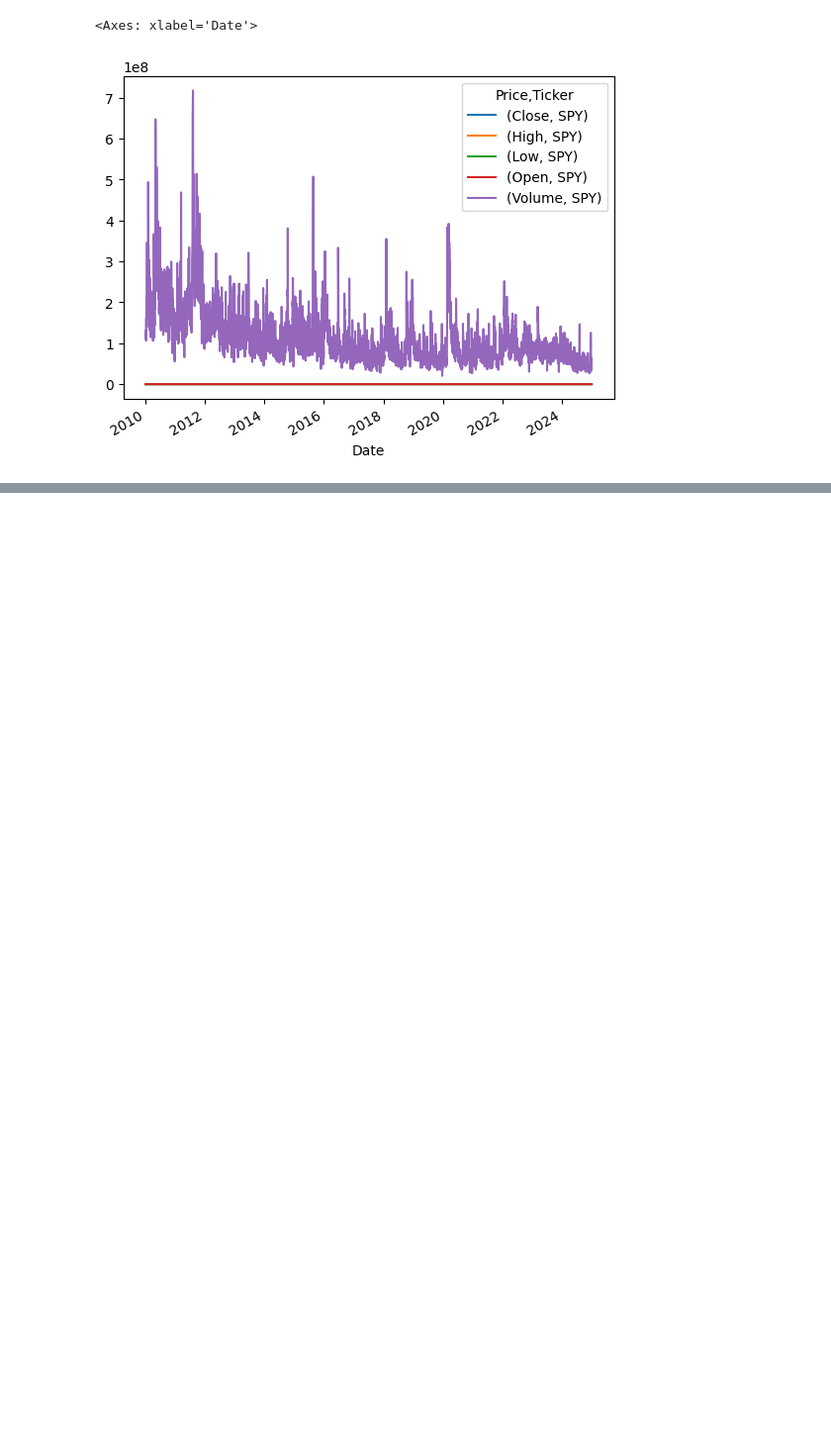
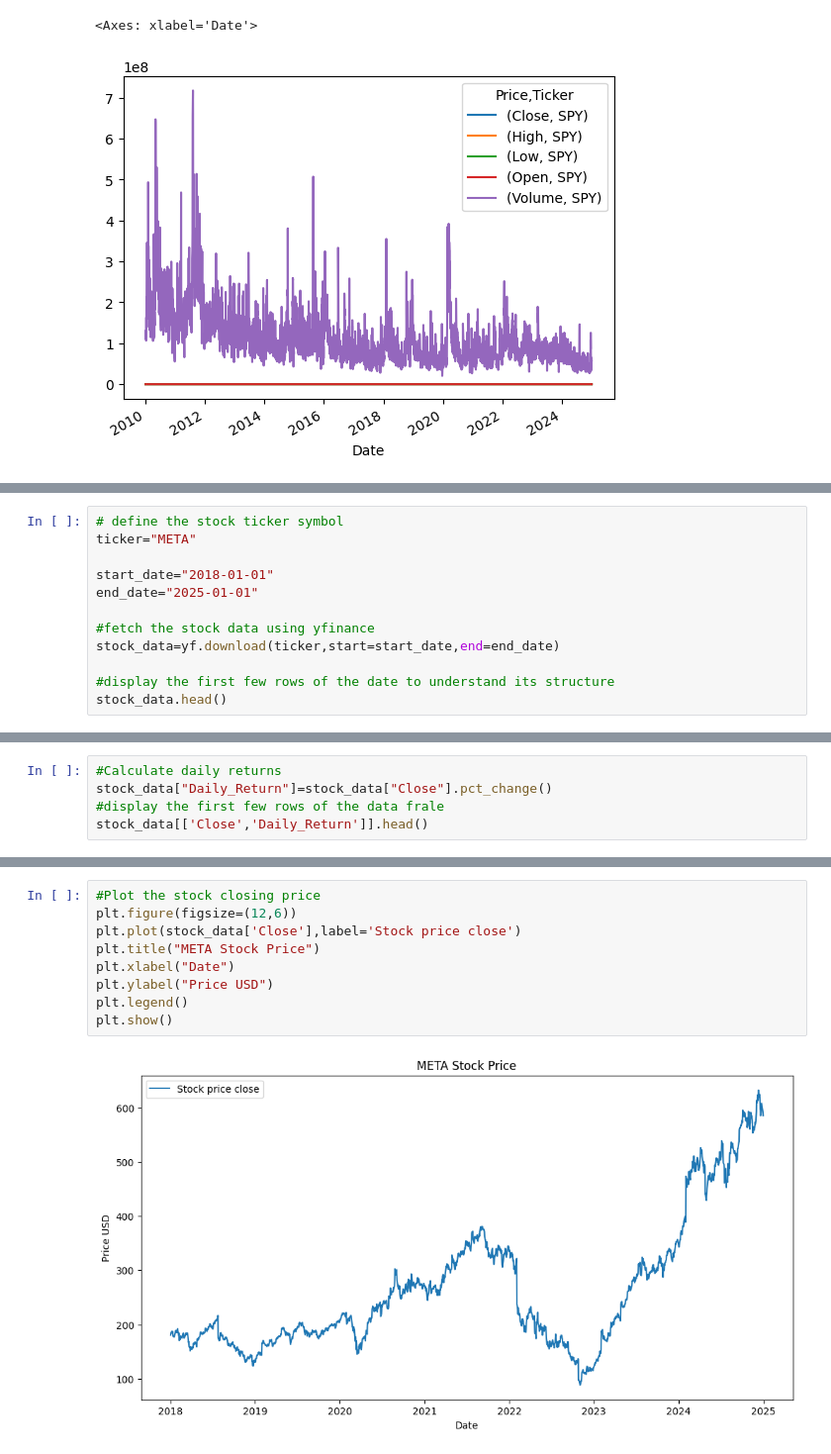
Before and after one commit to Jonathan57000/IAE_METZ_DATA, a Jupyter notebook: TD_DATA4FUNDS.ipynb, the cells around one changed output, grey strips where cells are left out. Shown: that part at 99% size. Cells and saved outputs as stored; diff of their text form; blank space fills up the shorter version.

```diff
--- a/TD_DATA4FUNDS.ipynb
+++ b/TD_DATA4FUNDS.ipynb
@@ -262,0 +296,12 @@ lux_data.plot()
+# %%
+# define the stock ticker symbol
+ticker="META"
+
+start_date="2018-01-01"
+end_date="2025-01-01"
+
+#fetch the stock data using yfinance
+stock_data=yf.download(ticker,start=start_date,end=end_date)
+
+#display the first few rows of the date to understand its structure
+stock_data.head()
@@ -262,0 +318,5 @@ lux_data.plot()
+# %%
+#Calculate daily returns
+stock_data["Daily_Return"]=stock_data["Close"].pct_change()
+#display the first few rows of the data frale
+stock_data[['Close','Daily_Return']].head()
@@ -262,0 +332,11 @@ lux_data.plot()
+# %%
+#Plot the stock closing price
+plt.figure(figsize=(12,6))
+plt.plot(stock_data['Close'],label='Stock price close')
+plt.title("META Stock Price")
+plt.xlabel("Date")
+plt.ylabel("Price USD")
+plt.legend()
+plt.show()
+# %% [output]
+[figure, added]
```
Also changed, not shown: parts of 11 cells of this notebook.
